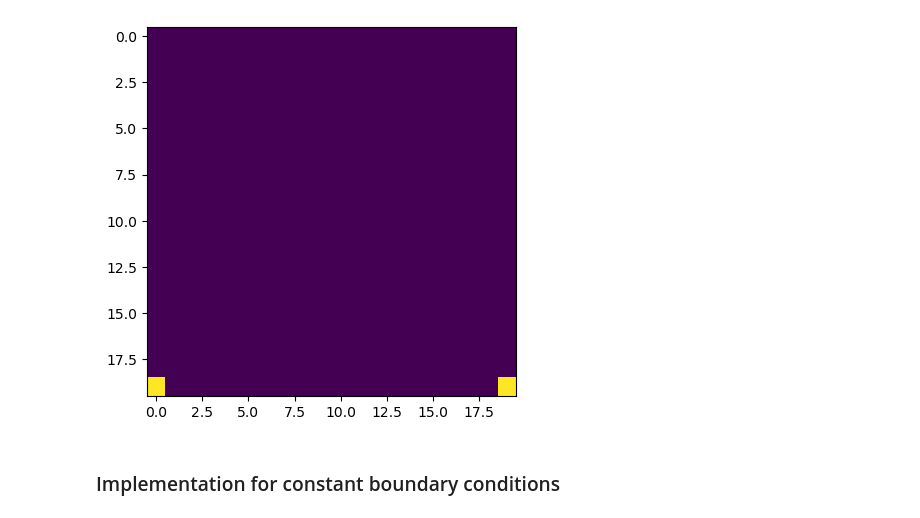
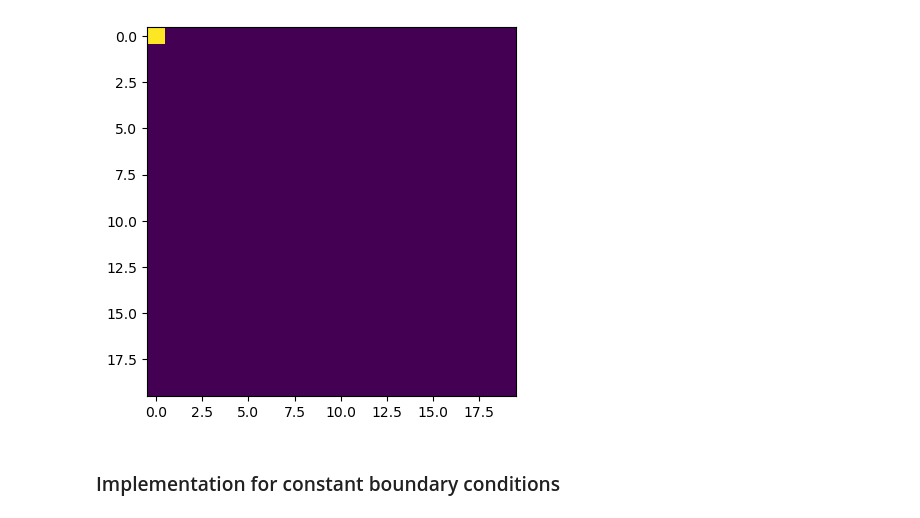
Before and after one commit to POET-Simulator/tug, a Jupyter notebook: proto/FTCS.ipynb, the cells around one changed output. Drawn from its saved outputs; the diff is of its cells as text; code cells hidden in the pictures.

```diff
--- a/proto/FTCS.ipynb
+++ b/proto/FTCS.ipynb
@@ -36,13 +36,13 @@ if time_step > max_stable_time_step:
 # %%
 # initialize environment with start values
 C_t = np.zeros((grid_size['x'],grid_size['y']))
-C_t[19,0] = 2000
-C_t[19,19] = 2000
+C_t[0,0] = 2000
+# C_t[19,19] = 2000
 
 
 plt.imshow(C_t, vmin=0, vmax=2000)
 plt.show()
 # %% [output]
-[figure, old version]
+[figure, new version]
 # %%
 # calculate mean between two cells
```
Also changed, not shown: parts of 4 cells of this notebook.
